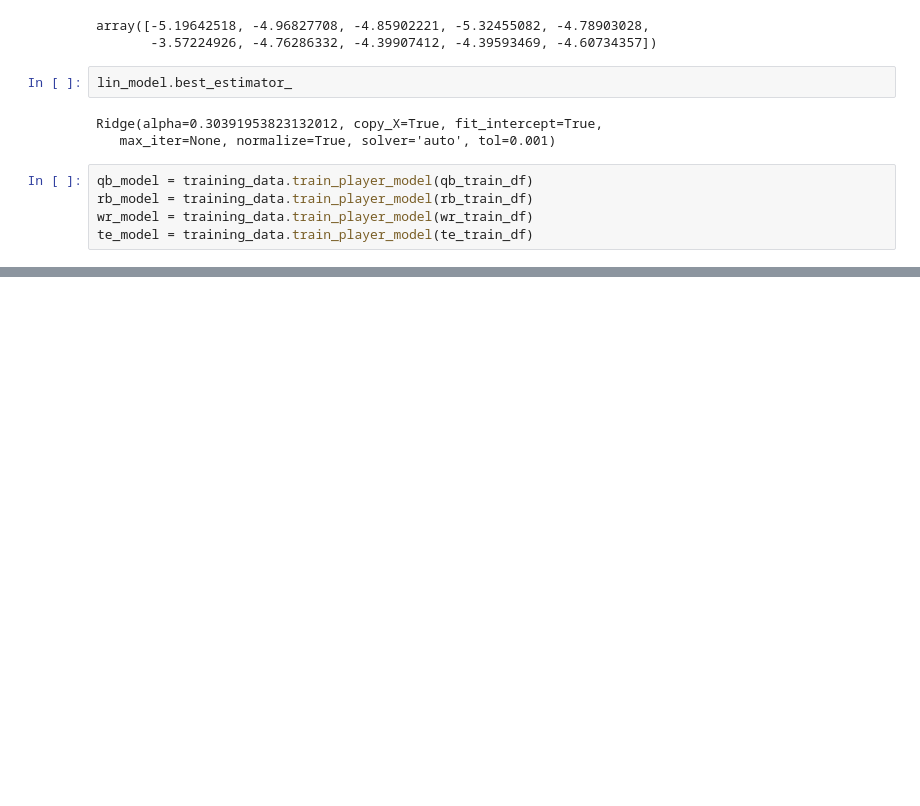
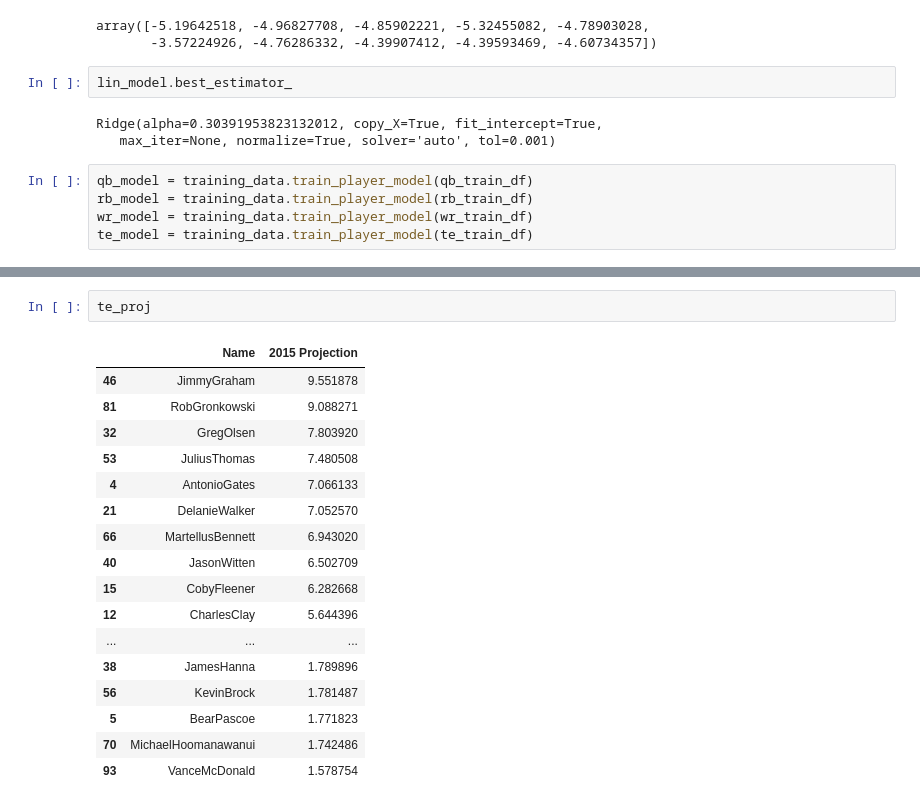
Before and after one commit to keithdlandry/player_stats, a Jupyter notebook: scripts/all_projections.ipynb, the cells around one changed output, grey strips where cells are left out. Cells and saved outputs as stored; diff of their text form; blank space fills up the shorter version.

```diff
--- a/scripts/all_projections.ipynb
+++ b/scripts/all_projections.ipynb
@@ -102,0 +133,20 @@ qb_proj = training_data.ff qb_most_rec
+# %%
+te_proj
+# %% [output]
+|  | Name | 2015 Projection |
+| 46 | JimmyGraham | 9.551878 |
+| 81 | RobGronkowski | 9.088271 |
+| 32 | GregOlsen | 7.803920 |
+| 53 | JuliusThomas | 7.480508 |
+| 4 | AntonioGates | 7.066133 |
+| 21 | DelanieWalker | 7.052570 |
+| 66 | MartellusBennett | 6.943020 |
+| 40 | JasonWitten | 6.502709 |
+| 15 | CobyFleener | 6.282668 |
+| 12 | CharlesClay | 5.644396 |
+| ... | ... | ... |
+| 38 | JamesHanna | 1.789896 |
+| 56 | KevinBrock | 1.781487 |
+| 5 | BearPascoe | 1.771823 |
+| 70 | MichaelHoomanawanui | 1.742486 |
+| 93 | VanceMcDonald | 1.578754 |
```
Also changed, not shown: parts of 7 cells of this notebook.
